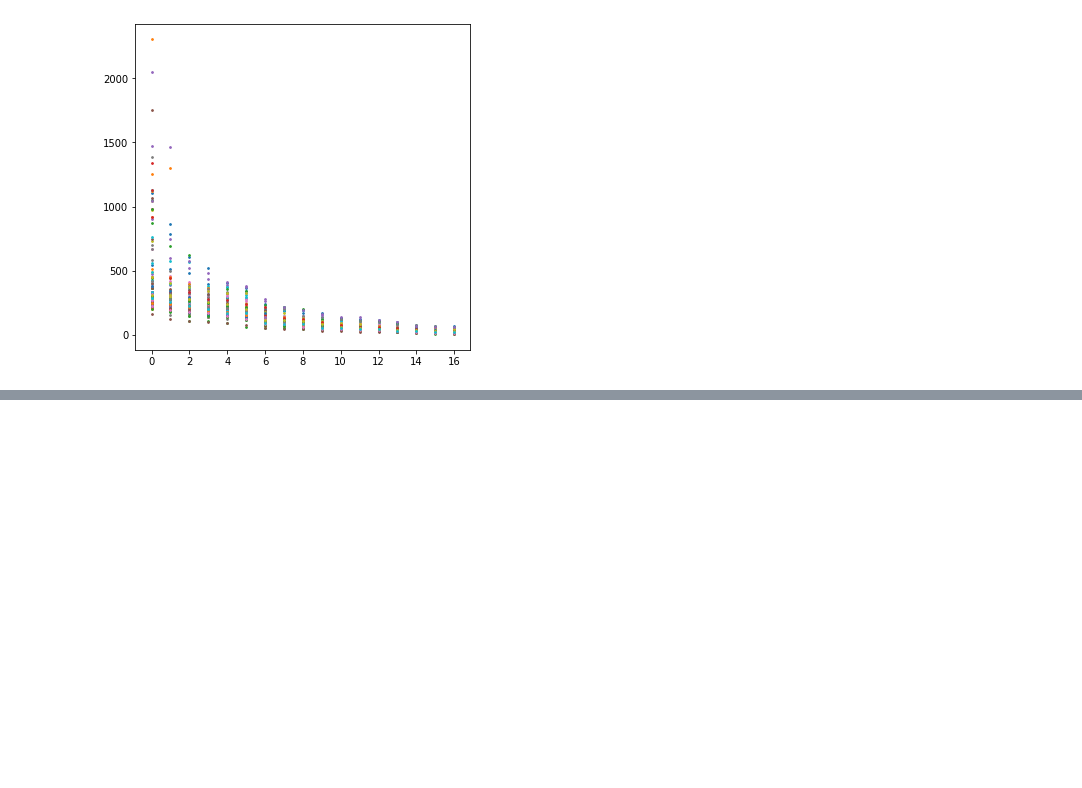
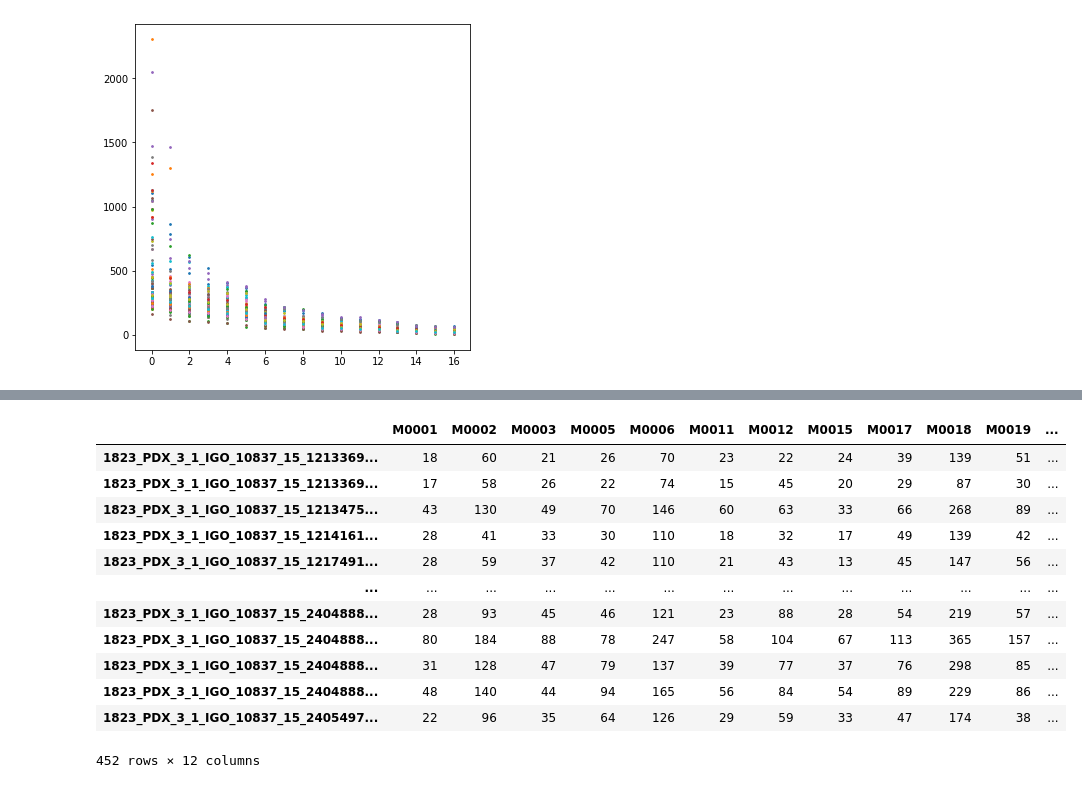
Before and after one commit to hisplan/sharp, a Jupyter notebook: manual-inspection/rerun-kmeans.ipynb, the cells around one changed output, grey strips where cells are left out. Saved outputs shown, nothing was run; the diff lists cells and outputs as text; code cells hidden in the pictures; blank space fills up the shorter version.

```diff
--- a/manual-inspection/rerun-kmeans.ipynb
+++ b/manual-inspection/rerun-kmeans.ipynb
@@ -686,0 +776,3 @@ plt.show()
+# %%
+tag_median = df_pbmc.iloc[:,:-2].apply(lambda x: np.median(x))
+tag_median
@@ -686,0 +798,3 @@ plt.show()
+# %%
+tag_keep = set(tag_median[ tag_median < 200 ].index)
+tag_keep
@@ -686,0 +813,2 @@ plt.show()
+# %%
+tag_keep.add("M0020")
@@ -686,0 +830,17 @@ plt.show()
+# %%
+df_pbmc_filtered = df_pbmc.loc[:,sorted(tag_keep)]
+df_pbmc_filtered
+# %% [output]
+|  | M0001 | M0002 | M0003 | M0005 | M0006 | M0011 | M0012 | M0015 | M0017 | M0018 | M0019 | ... |
+| 1823_PDX_3_1_IGO_10837_15_1213369... | 18 | 60 | 21 | 26 | 70 | 23 | 22 | 24 | 39 | 139 | 51 | ... |
+| 1823_PDX_3_1_IGO_10837_15_1213369... | 17 | 58 | 26 | 22 | 74 | 15 | 45 | 20 | 29 | 87 | 30 | ... |
+| 1823_PDX_3_1_IGO_10837_15_1213475... | 43 | 130 | 49 | 70 | 146 | 60 | 63 | 33 | 66 | 268 | 89 | ... |
+| 1823_PDX_3_1_IGO_10837_15_1214161... | 28 | 41 | 33 | 30 | 110 | 18 | 32 | 17 | 49 | 139 | 42 | ... |
+| 1823_PDX_3_1_IGO_10837_15_1217491... | 28 | 59 | 37 | 42 | 110 | 21 | 43 | 13 | 45 | 147 | 56 | ... |
+| ... | ... | ... | ... | ... | ... | ... | ... | ... | ... | ... | ... | ... |
+| 1823_PDX_3_1_IGO_10837_15_2404888... | 28 | 93 | 45 | 46 | 121 | 23 | 88 | 28 | 54 | 219 | 57 | ... |
+| 1823_PDX_3_1_IGO_10837_15_2404888... | 80 | 184 | 88 | 78 | 247 | 58 | 104 | 67 | 113 | 365 | 157 | ... |
+| 1823_PDX_3_1_IGO_10837_15_2404888... | 31 | 128 | 47 | 79 | 137 | 39 | 77 | 37 | 76 | 298 | 85 | ... |
+| 1823_PDX_3_1_IGO_10837_15_2404888... | 48 | 140 | 44 | 94 | 165 | 56 | 84 | 54 | 89 | 229 | 86 | ... |
+| 1823_PDX_3_1_IGO_10837_15_2405497... | 22 | 96 | 35 | 64 | 126 | 29 | 59 | 33 | 47 | 174 | 38 | ... |
+452 rows × 12 columns
```
Also changed, not shown: parts of 29 cells of this notebook.
